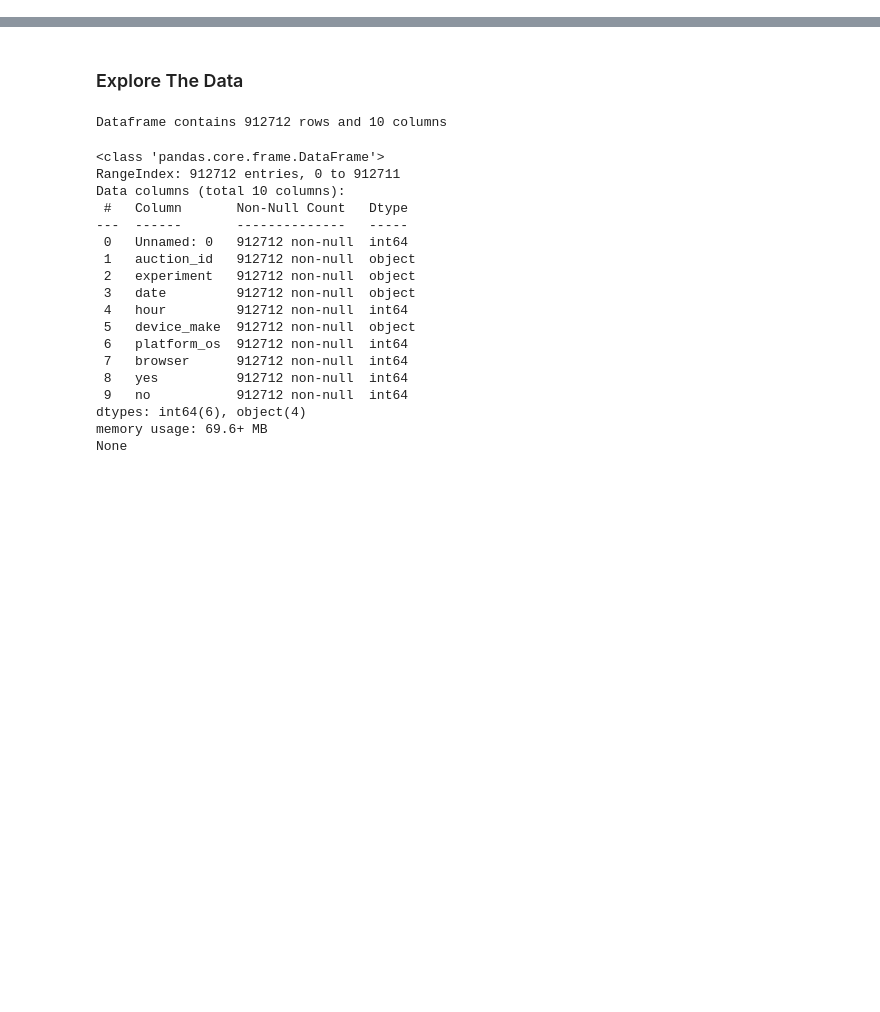
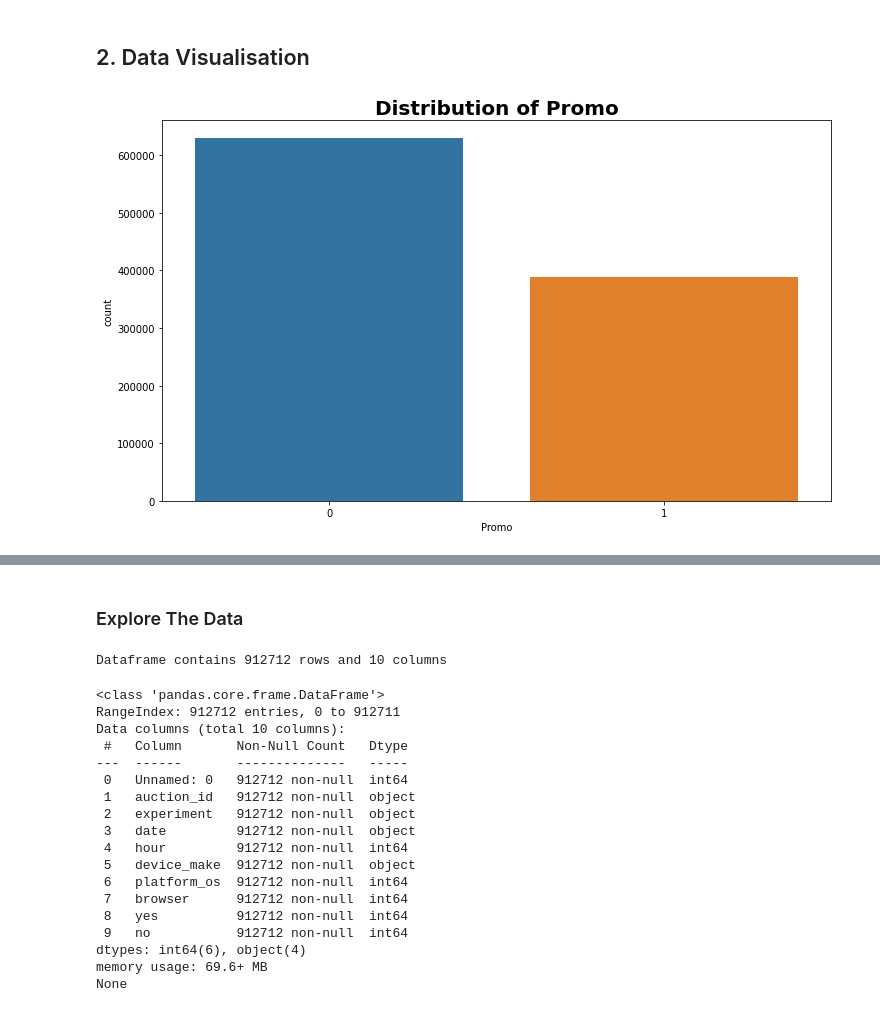
Before and after one commit to akrobi/timeseries_PharmaceuticalSalesPrediction, a Jupyter notebook: notebooks/eda.ipynb, the cells around one changed output, grey strips where cells are left out. Saved outputs shown, nothing was run; the diff lists cells and outputs as text; code cells hidden in the pictures; blank space fills up the shorter version.

Commit message:
added distr of promo

```diff
--- a/notebooks/eda.ipynb
+++ b/notebooks/eda.ipynb
@@ -36,0 +57,7 @@ for dirname, _, filenames in os.walk('../data/'):
+# %%
+# load all dataframes into notebook
+
+sample_df = pd.read_csv("../data/sample_submission.csv")
+store_df = pd.read_csv("../data/store.csv")
+test_df = pd.read_csv("../data/test.csv")
+train_df = pd.read_csv("../data/train.csv")
@@ -36,0 +110,2 @@ for dirname, _, filenames in os.walk('../data/'):
+# %% [markdown]
+## 2. Data Visualisation
@@ -36,0 +124,9 @@ for dirname, _, filenames in os.walk('../data/'):
+# %%
+# checking distribution of 'Promo' (promotions) in the train_df
+    # def plot_hist(df:pd.DataFrame, column:str, color:str)->None:
+    # def plot_count(df: pd.DataFrame, column: str) -> None:
+
+
+VisualiseDf.plot_count(train_df, 'Promo')
+# %% [output]
+[figure, added]
```
Also changed, not shown: parts of 24 cells of this notebook.
